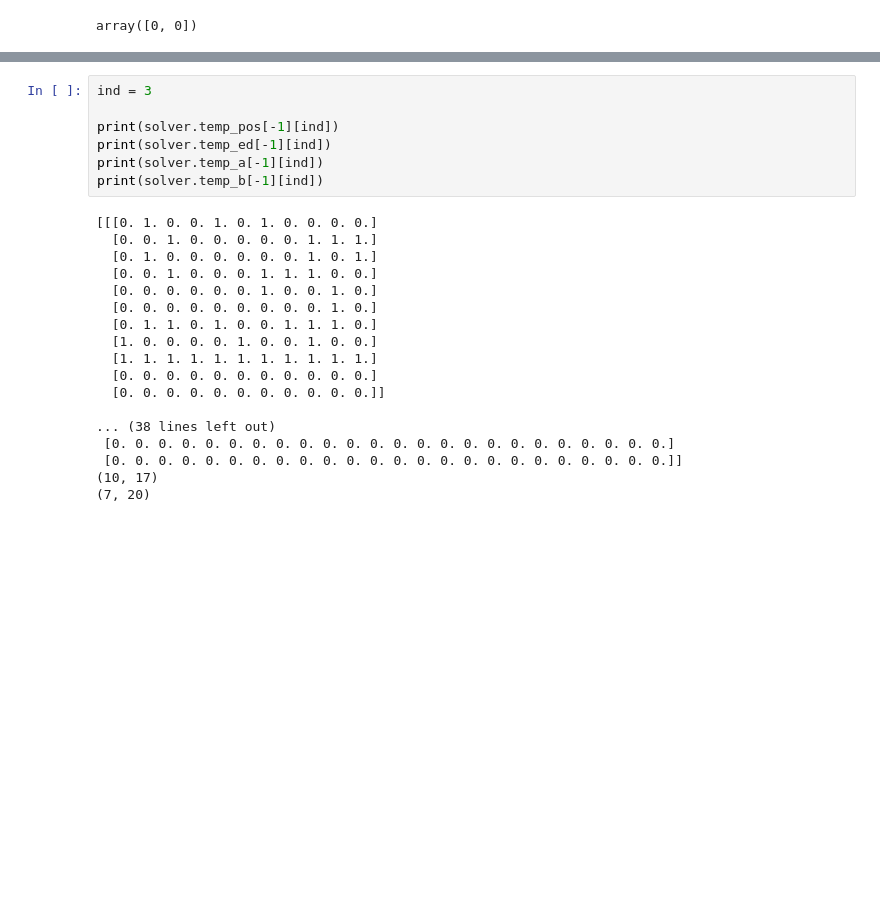
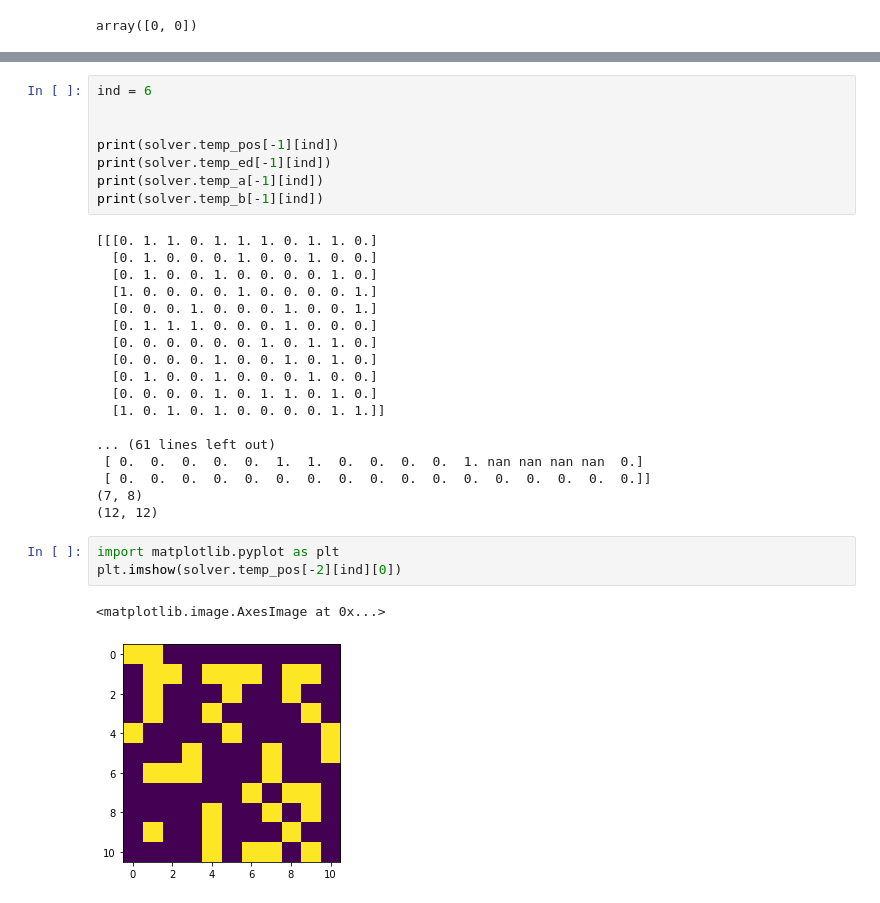
Before and after one commit to Maximgitman/wall-e-robot, a Jupyter notebook: test.ipynb, the cells around one changed output, grey strips where cells are left out. Saved outputs shown, nothing was run; the diff lists cells and outputs as text; blank space fills up the shorter version.

```diff
--- a/test.ipynb
+++ b/test.ipynb
@@ -688,26 +750,33 @@ errors = 1106
 # %%
-ind = 3
+ind = 6
+
 
 print(solver.temp_pos[-1][ind])
 print(solver.temp_ed[-1][ind])
 print(solver.temp_a[-1][ind])
 print(solver.temp_b[-1][ind])
 # %% [output]
-[[[0. 1. 0. 0. 1. 0. 1. 0. 0. 0. 0.]
-  [0. 0. 1. 0. 0. 0. 0. 0. 1. 1. 1.]
-  [0. 1. 0. 0. 0. 0. 0. 0. 1. 0. 1.]
-  [0. 0. 1. 0. 0. 0. 1. 1. 1. 0. 0.]
-  [0. 0. 0. 0. 0. 0. 1. 0. 0. 1. 0.]
-  [0. 0. 0. 0. 0. 0. 0. 0. 0. 1. 0.]
-  [0. 1. 1. 0. 1. 0. 0. 1. 1. 1. 0.]
-  [1. 0. 0. 0. 0. 1. 0. 0. 1. 0. 0.]
-  [1. 1. 1. 1. 1. 1. 1. 1. 1. 1. 1.]
-  [0. 0. 0. 0. 0. 0. 0. 0. 0. 0. 0.]
-  [0. 0. 0. 0. 0. 0. 0. 0. 0. 0. 0.]]
+[[[0. 1. 1. 0. 1. 1. 1. 0. 1. 1. 0.]
+  [0. 1. 0. 0. 0. 1. 0. 0. 1. 0. 0.]
+  [0. 1. 0. 0. 1. 0. 0. 0. 0. 1. 0.]
+  [1. 0. 0. 0. 0. 1. 0. 0. 0. 0. 1.]
+  [0. 0. 0. 1. 0. 0. 0. 1. 0. 0. 1.]
+  [0. 1. 1. 1. 0. 0. 0. 1. 0. 0. 0.]
+  [0. 0. 0. 0. 0. 0. 1. 0. 1. 1. 0.]
+  [0. 0. 0. 0. 1. 0. 0. 1. 0. 1. 0.]
+  [0. 1. 0. 0. 1. 0. 0. 0. 1. 0. 0.]
+  [0. 0. 0. 0. 1. 0. 1. 1. 0. 1. 0.]
+  [1. 0. 1. 0. 1. 0. 0. 0. 0. 1. 1.]]
 
-... (38 lines left out)
- [0. 0. 0. 0. 0. 0. 0. 0. 0. 0. 0. 0. 0. 0. 0. 0. 0. 0. 0. 0. 0. 0. 0. 0.]
- [0. 0. 0. 0. 0. 0. 0. 0. 0. 0. 0. 0. 0. 0. 0. 0. 0. 0. 0. 0. 0. 0. 0. 0.]]
-(10, 17)
-(7, 20)
+... (61 lines left out)
+ [ 0.  0.  0.  0.  0.  1.  1.  0.  0.  0.  0.  1. nan nan nan nan  0.]
+ [ 0.  0.  0.  0.  0.  0.  0.  0.  0.  0.  0.  0.  0.  0.  0.  0.  0.]]
+(7, 8)
+(12, 12)
+# %%
+import matplotlib.pyplot as plt
+plt.imshow(solver.temp_pos[-2][ind][0])
+# %% [output]
+<matplotlib.image.AxesImage at 0x...>
+[figure, added]
 # %%
```
Also changed, not shown: parts of 13 cells of this notebook, 1 other file.
